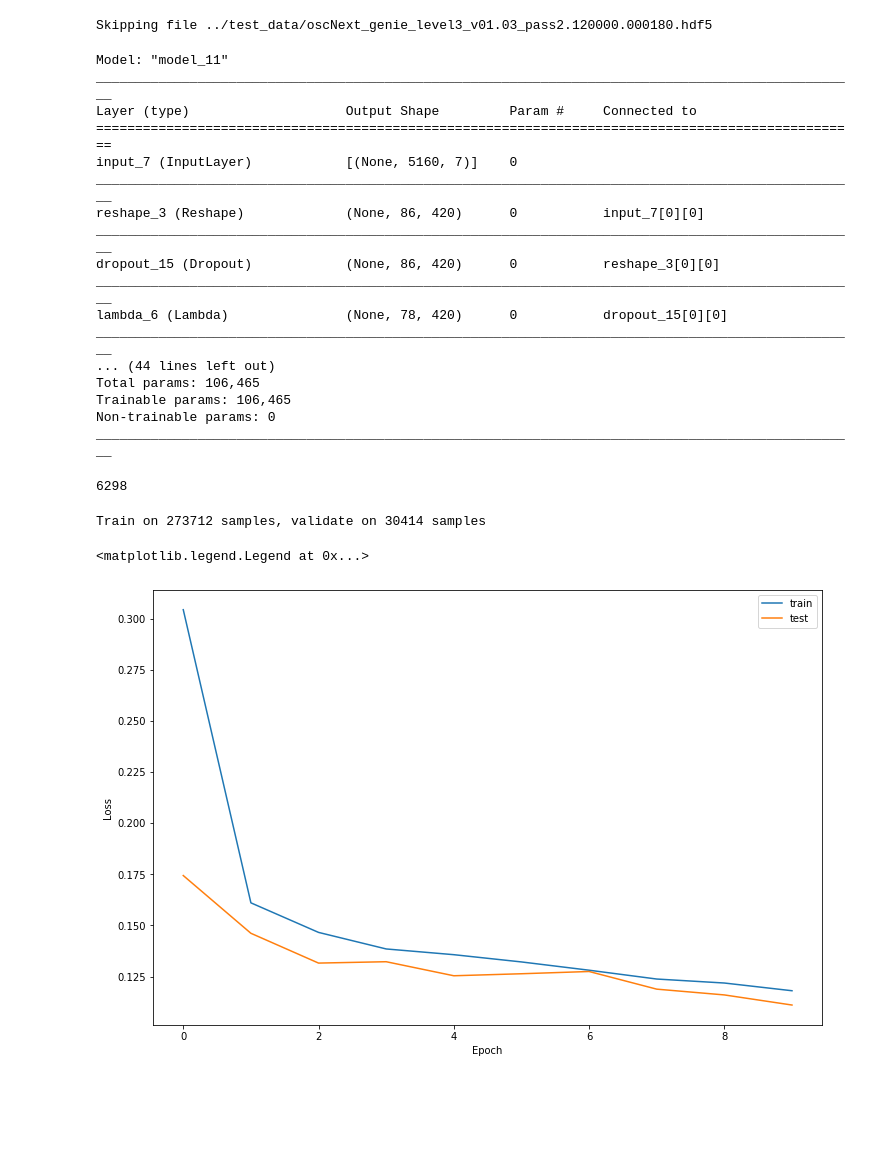
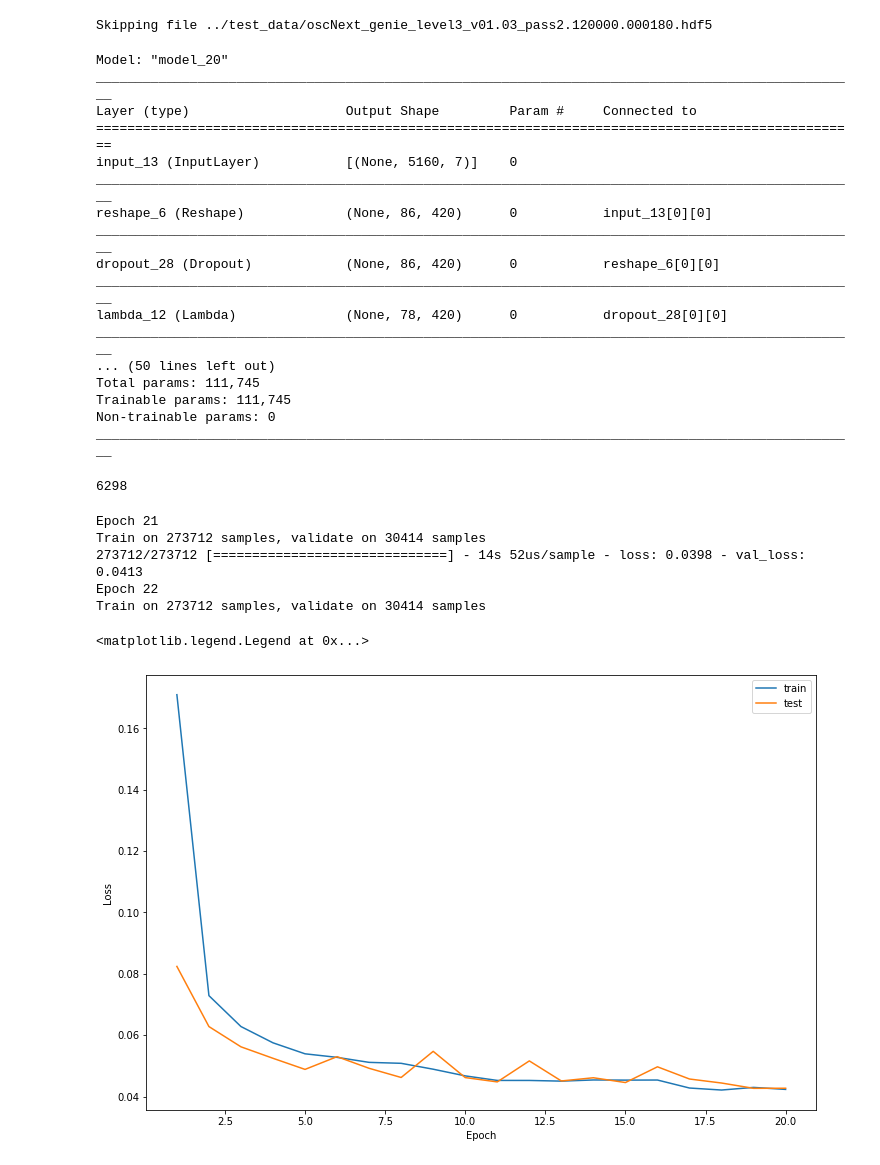
Before and after one commit to philippeller/IceNet, a Jupyter notebook: IceNet_llh_free.ipynb, the cells around one changed output. Drawn from its saved outputs; the diff is of its cells as text; code cells hidden in the pictures; blank space fills up the shorter version.

```diff
--- a/IceNet_llh_free.ipynb
+++ b/IceNet_llh_free.ipynb
@@ -55,7 +55,7 @@ Skipping file ../test_data/oscNext_genie_level3_v01.03_pass2.120000.000010.hdf5
 Skipping file ../test_data/oscNext_genie_level3_v01.03_pass2.120000.000100.hdf5
 Skipping file ../test_data/oscNext_genie_level3_v01.03_pass2.120000.000180.hdf5
 # %%
-X_data_train, X_data_test, X_params_train, X_params_test = train_test_split(X_data, X_params, test_size=0.1, random_state=42)
+X_data_train, X_data_test, X_params_train, X_params_test, r_train, r_test = train_test_split(X_data, X_params, r, test_size=0.1, random_state=42)
 # %%
 
 activation='relu'
@@ -84,6 +84,7 @@ h = tf.keras.layers.Dropout(0.01)(h)
 
 h = tf.keras.layers.Dense(32, activation=activation)(h)
 h = tf.keras.layers.Dropout(0.01)(h)
+h = tf.keras.layers.Dense(32, activation=activation)(h)
 outputs_data = tf.keras.layers.Dense(32, activation=activation)(h)
 
 model_data = tf.keras.Model(inputs=inputs_data, outputs=outputs_data)
@@ -94,9 +95,9 @@ model_data = tf.keras.Model(inputs=inputs_data, outputs=outputs_data)
 inputs_params = tf.keras.Input(shape=(N_labels,))
 
 y = tf.keras.layers.Dense(32, activation=activation)(inputs_params)
-y = tf.keras.layers.Dropout(0.01)(y)
 y = tf.keras.layers.Dense(32, activation=activation)(y)
-y = tf.keras.layers.Dropout(0.01)(y)
+y = tf.keras.layers.Dense(32, activation=activation)(y)
+y = tf.keras.layers.Dense(32, activation=activation)(y)
 outputs_params = tf.keras.layers.Dense(32, activation=activation)(y)
 
 model_params = tf.keras.Model(inputs=inputs_params, outputs=outputs_params)
@@ -106,6 +107,8 @@ combined = tf.keras.layers.Concatenate()([model_data.output, model_params.output
 
 
 z = tf.keras.layers.Dense(32, activation="relu")(combined)
+z = tf.keras.layers.Dense(32, activation="relu")(z)
+z = tf.keras.layers.Dense(32, activation="relu")(z)
 z = tf.keras.layers.Dense(32, activation="relu")(z)
 outputs = tf.keras.layers.Dense(1, activation='sigmoid')(z)
 
@@ -119,21 +122,21 @@ model.summary()
 loss_history = []
 val_loss_history = []
 # %% [output]
-Model: "model_11"
+Model: "model_20"
 __________________________________________________________________________________________________
 Layer (type)                    Output Shape         Param #     Connected to
 ==================================================================================================
-input_7 (InputLayer)            [(None, 5160, 7)]    0
+input_13 (InputLayer)           [(None, 5160, 7)]    0
 __________________________________________________________________________________________________
-reshape_3 (Reshape)             (None, 86, 420)      0           input_7[0][0]
+reshape_6 (Reshape)             (None, 86, 420)      0           input_13[0][0]
 __________________________________________________________________________________________________
-dropout_15 (Dropout)            (None, 86, 420)      0           reshape_3[0][0]
+dropout_28 (Dropout)            (None, 86, 420)      0           reshape_6[0][0]
 __________________________________________________________________________________________________
-lambda_6 (Lambda)               (None, 78, 420)      0           dropout_15[0][0]
+lambda_12 (Lambda)              (None, 78, 420)      0           dropout_28[0][0]
 __________________________________________________________________________________________________
-... (44 lines left out)
-Total params: 106,465
-Trainable params: 106,465
+... (50 lines left out)
+Total params: 111,745
+Trainable params: 111,745
 Non-trainable params: 0
 __________________________________________________________________________________________________
 # %%
@@ -160,10 +163,11 @@ outputs_test = np.concatenate([np.ones(X_data_test.shape[0]), np.zeros(X_data_te
 # %%
 for i in range(5):
     # re-shuffle
-    #inputs_train[1] = np.vstack([X_params_train, np.random.permutation(X_params_train)])
+    #inputs_train[1] = np.vstack([loss_historyarams_train, np.random.permutation(X_params_train)])
     #inputs_test[1] = np.vstack([X_params_test, np.random.permutation(X_params_test)])
 
-    bounds = np.quantile(X_params, [0.01, 0.99], axis=0)
+    # sample from flat
+    bounds = np.quantile(X_params, [0., 1.], axis=0)
     delta = np.diff(bounds, axis=0)
 
     rand_train_params = np.random.uniform(size=X_params_train.size).reshape(X_params_train.shape)
@@ -175,28 +179,33 @@ for i in range(5):
     rand_train_params += bounds[0]
     rand_test_params += bounds[0]
 
-    # sample from flat
     inputs_train[1] = np.vstack([X_params_train, rand_train_params])
     inputs_test[1] = np.vstack([X_params_test, rand_test_params])
 
     gc.collect()
 
+    print('Epoch %i'%(len(loss_history)+1))
+
     model.fit(inputs_train, outputs_train, batch_size=512, epochs=1, validation_data=(inputs_test, outputs_test))
 
     loss_history.append(model.history.history['loss'])
     val_loss_history.append(model.history.history['val_loss'])
 # %% [output]
+Epoch 21
 Train on 273712 samples, validate on 30414 samples
+273712/273712 [==============================] - 14s 52us/sample - loss: 0.0398 - val_loss: 0.0413
+Epoch 22
+Train on 273712 samples, validate on 30414 samples
 # %%
 fig, ax = plt.subplots(1, 1, figsize=(12,8))
-
-ax.plot(np.concatenate(loss_history), label='train')
-ax.plot(np.concatenate(val_loss_history), label='test')
+x = np.arange(1, len(loss_history)+1)
+ax.plot(x, np.concatenate(loss_history), label='train')
+ax.plot(x, np.concatenate(val_loss_history), label='test')
 #ax.set_yscale('log')
 ax.set_xlabel('Epoch')
 ax.set_ylabel('Loss')
 ax.legend()
 # %% [output]
 <matplotlib.legend.Legend at 0x...>
-[figure, old version]
+[figure, new version]
 # %%
```
Also changed, not shown: parts of 4 cells of this notebook.
